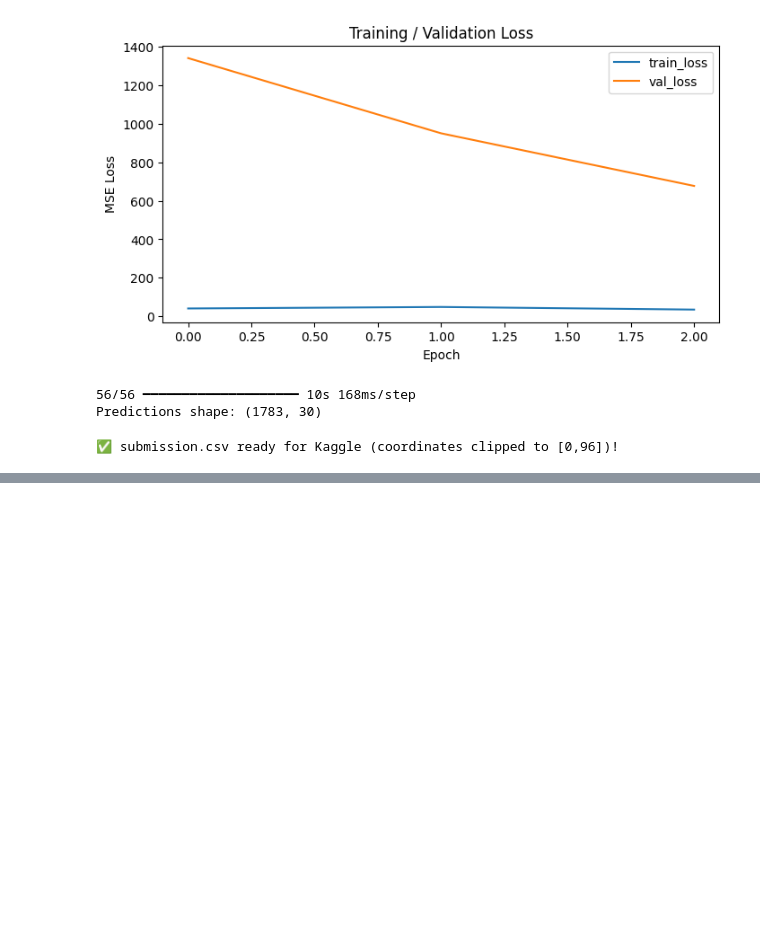
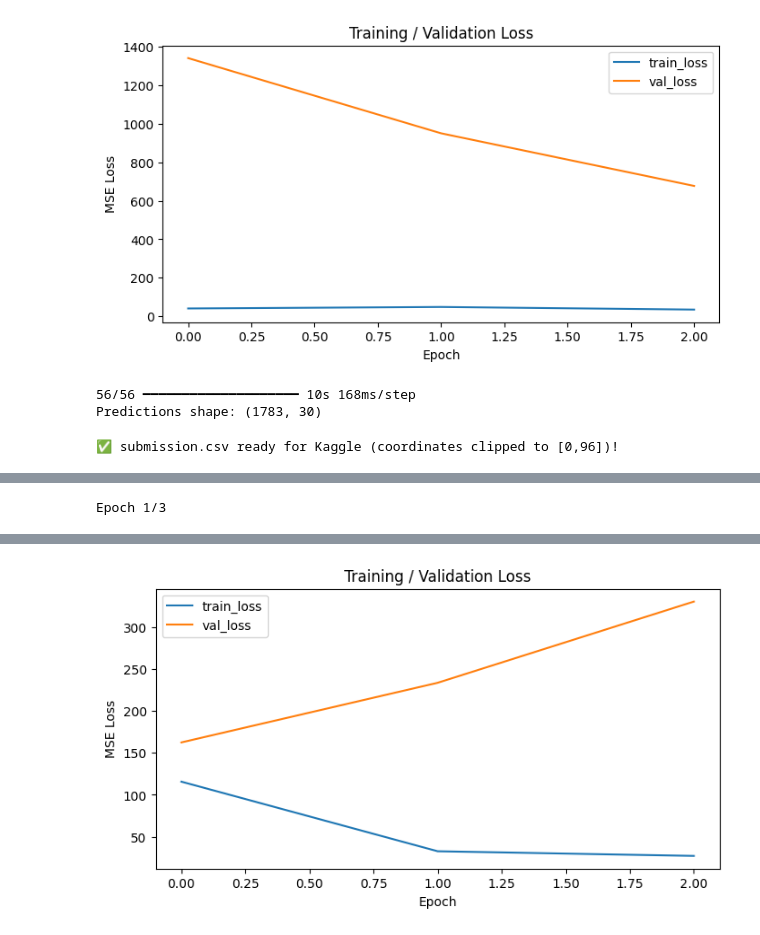
Before and after one commit to KcRenee/FacialKPR, a Jupyter notebook: FacialKPR.ipynb, the cells around one changed output, grey strips where cells are left out. Drawn from its saved outputs; the diff is of its cells as text; code cells hidden in the pictures; blank space fills up the shorter version.

```diff
--- a/FacialKPR.ipynb
+++ b/FacialKPR.ipynb
@@ -232,0 +246,9 @@ print("✅ submission.csv ready for Kaggle (coordinates clipped to [0,96])!")
+# %%
+# ---------- CONFIG ----------
+DATA_DIR = "/content/sample_data"   # change to your data folder or Drive path
+WORK_DIR = "/content/working"       # will be created if missing
+SEED = 42
+IMG_SIZE = 96
+BATCH_SIZE = 64
+EPOCHS = 3   # increase to 40-80 for serious training
+MODEL_WEIGHTS = "best_model.h5"
@@ -232,0 +366,10 @@ print("✅ submission.csv ready for Kaggle (coordinates clipped to [0,96])!")
+# %%
+# Convert Image -> numpy, and impute missing keypoint values using column mean
+X_imgs = prepare_images_from_series(train[img_col])
+y = train[kp_columns].values.astype('float32')
+
+# Impute missing keypoints with column means (simpler approach)
+imputer = SimpleImputer(strategy="mean")
+y = imputer.fit_transform(y)
+
+print("X_imgs.shape:", X_imgs.shape, "y.shape:", y.shape)
@@ -232,0 +378,6 @@ print("✅ submission.csv ready for Kaggle (coordinates clipped to [0,96])!")
+# %%
+# Train/val split
+X_train, X_val, y_train, y_val = train_test_split(
+    X_imgs, y, test_size=0.15, random_state=SEED
+)
+print("X_train:", X_train.shape, "X_val:", X_val.shape)
@@ -232,0 +447,22 @@ print("✅ submission.csv ready for Kaggle (coordinates clipped to [0,96])!")
+# %%
+# ---------- training ----------
+history = model.fit(
+    X_train, y_train,
+    validation_data=(X_val, y_val),
+    epochs=EPOCHS,
+    batch_size=BATCH_SIZE,
+    callbacks=[es, mc],
+    verbose=2
+)
+
+# ---------- training plots ----------
+plt.figure(figsize=(8,4))
+plt.plot(history.history['loss'], label='train_loss')
+plt.plot(history.history['val_loss'], label='val_loss')
+plt.legend()
+plt.xlabel('Epoch')
+plt.ylabel('MSE Loss')
+plt.title('Training / Validation Loss')
+plt.show()
+# %% [output]
+Epoch 1/3
@@ -232,0 +475 @@ print("✅ submission.csv ready for Kaggle (coordinates clipped to [0,96])!")
+[figure, added]
```
Also changed, not shown: parts of 16 cells of this notebook.
